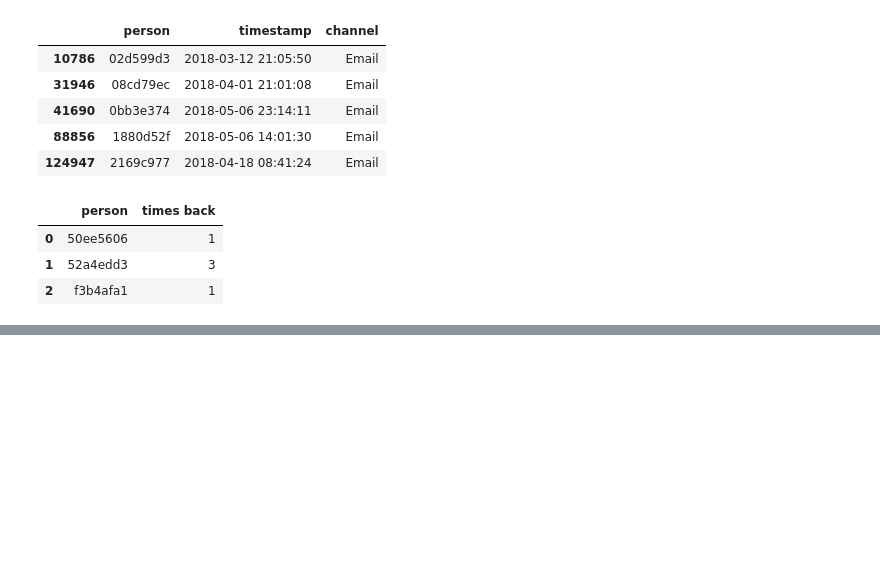
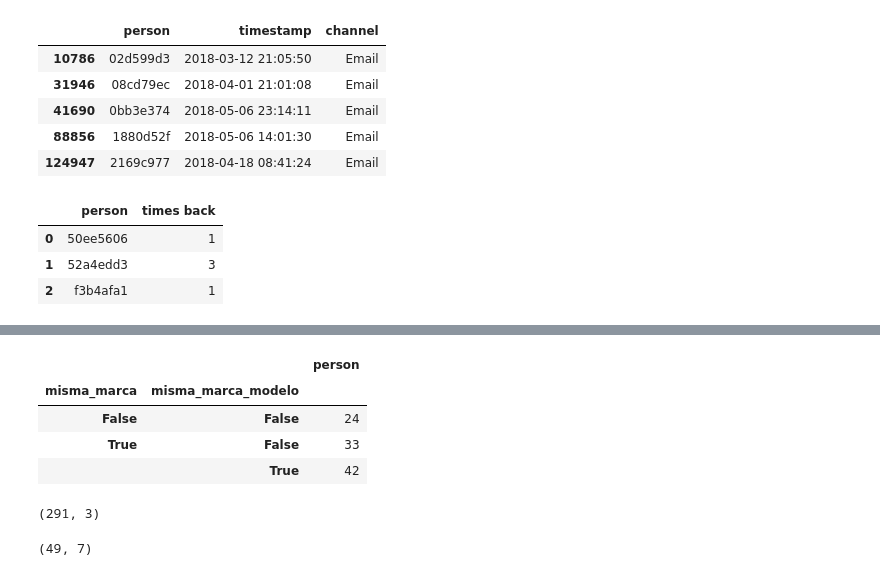
Before and after one commit to jowisaidman/tp1_analisis_exploratorio, a Jupyter notebook: Notebooks/Camila/Resumen/checkout_analisis.ipynb, the cells around one changed output, grey strips where cells are left out. Drawn from its saved outputs; the diff is of its cells as text; code cells hidden in the pictures; blank space fills up the shorter version.

```diff
--- a/Notebooks/Camila/Resumen/checkout_analisis.ipynb
+++ b/Notebooks/Camila/Resumen/checkout_analisis.ipynb
@@ -412,0 +431,11 @@ dtype: int64
+# %%
+# veo quienes compraron la misma marca y modelo
+merged['misma_marca_modelo'] = merged[merged['misma_marca'] == True].apply(lambda x: x.modelo_y in x.modelo_x, axis=1, )
+merged['misma_marca_modelo'].fillna(value=False, inplace=True)
+merged.groupby(['misma_marca', 'misma_marca_modelo']).agg({'person':'count'})
+# %% [output]
+|  |  | person |
+| misma_marca | misma_marca_modelo |  |
+| False | False | 24 |
+| True | False | 33 |
+|  | True | 42 |
@@ -413,3 +446,13 @@ dtype: int64
+# %%
+# hay 291 personas que pusieron en lead productos
+# y solo 49 compraron después
+leaded_models.groupby('person').count().shape
+# %% [output]
+(291, 3)
+# %%
+merged.groupby('person').count().shape
+# %% [output]
+(49, 7)
 # %%
 #falta agregar las compras al analisis, solo hay del checkout y de busquedas
 #falta analisar si en los dias de la semana los eventos son parejos o hay outlayers (por ahi boxplot va bien)
```
Also changed, not shown: parts of 6 cells of this notebook.
